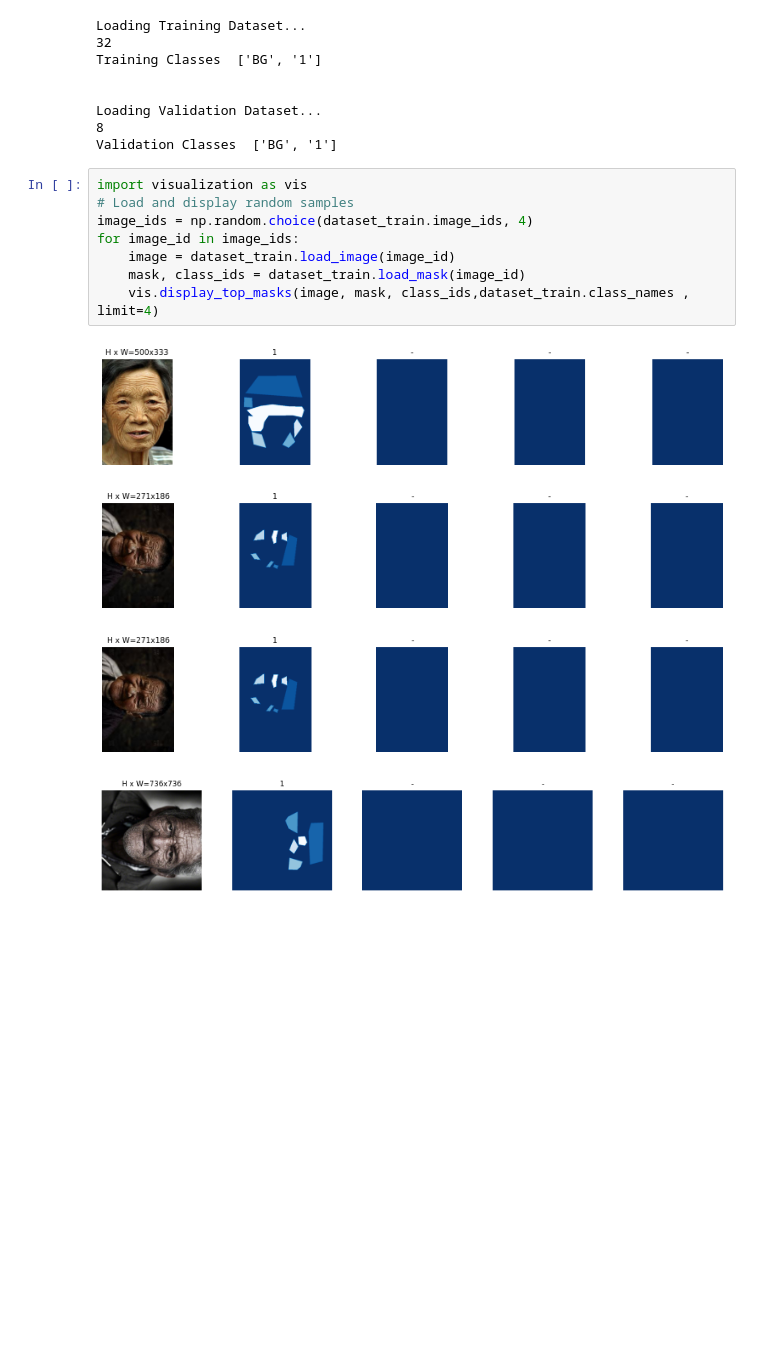
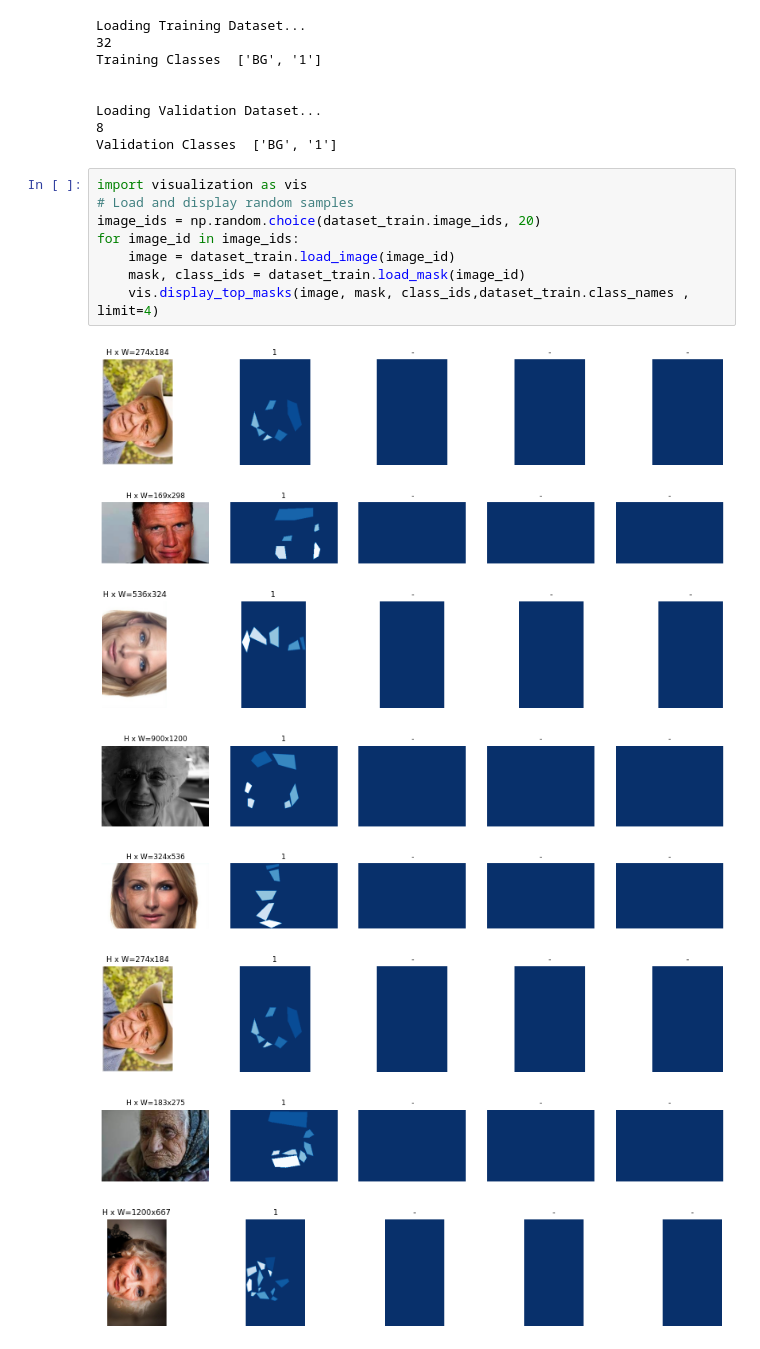
Before and after one commit to VisionOra/Skin-care, a Jupyter notebook: image_augmentation/image_augmentation.ipynb, the cells around one changed output. Cells and saved outputs as stored; diff of their text form; blank space fills up the shorter version.

Commit message:
ADD: Adding training

```diff
--- a/image_augmentation/image_augmentation.ipynb
+++ b/image_augmentation/image_augmentation.ipynb
@@ -110,13 +110,17 @@ Validation Classes  ['BG', '1']
 # %%
 import visualization as vis
 # Load and display random samples
-image_ids = np.random.choice(dataset_train.image_ids, 4)
+image_ids = np.random.choice(dataset_train.image_ids, 20)
 for image_id in image_ids:
     image = dataset_train.load_image(image_id)
     mask, class_ids = dataset_train.load_mask(image_id)
     vis.display_top_masks(image, mask, class_ids,dataset_train.class_names , limit=4)
 # %% [output]
-[figure, old version]
+[figure, new version]
-[figure, old version]
+[figure, new version]
-[figure, old version]
+[figure, new version]
-[figure, old version]
+[figure, new version]
+[figure, added]
+[figure, added]
+[figure, added]
+[figure, added]
```
Also changed, not shown: parts of 2 cells of this notebook, 45 other files.
